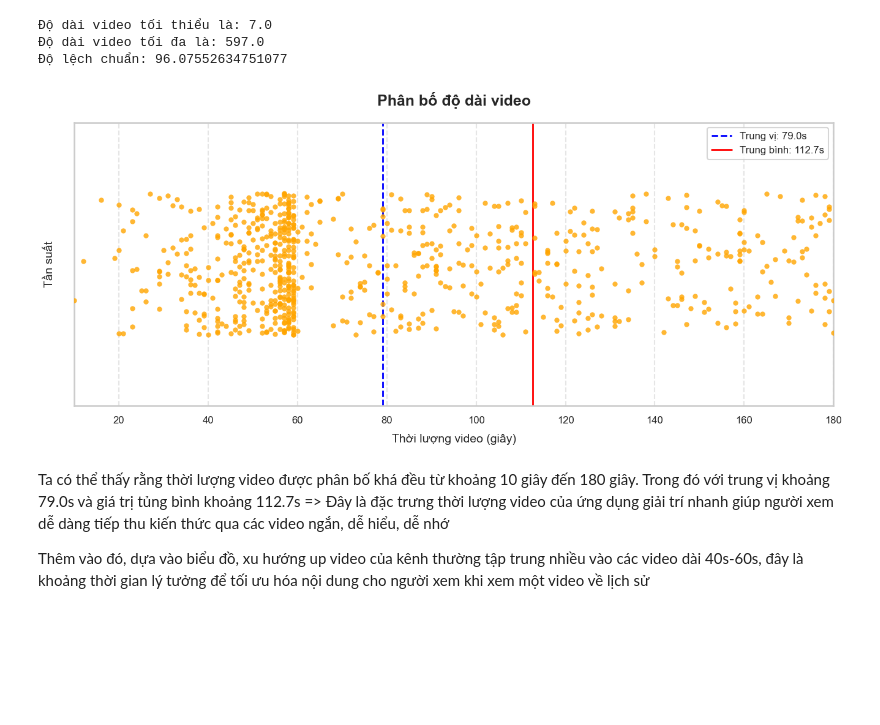
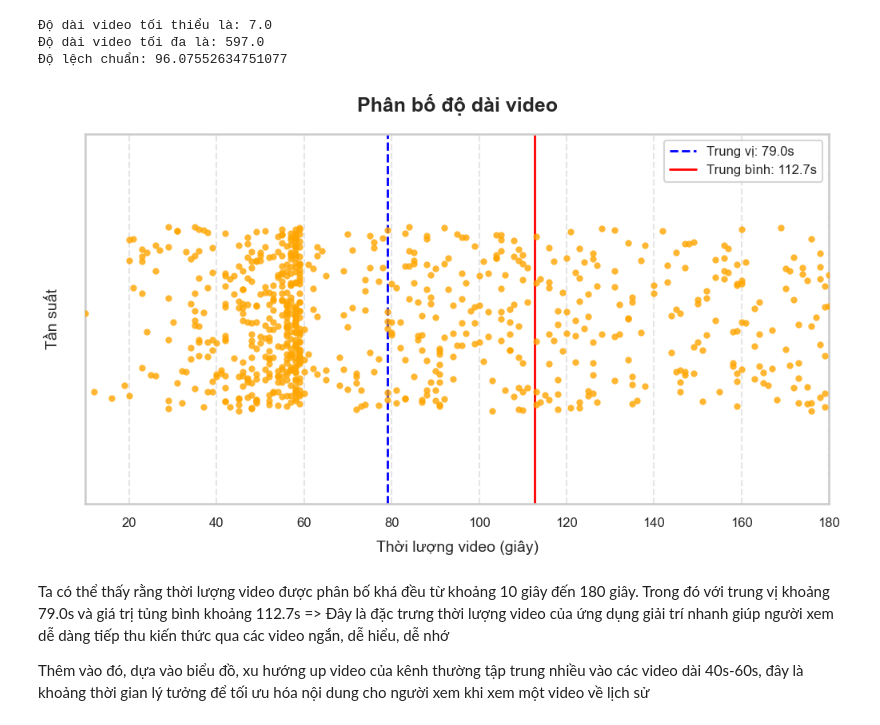
Before and after one commit to dattotien/Tiktok_profile, a Jupyter notebook: BTL.ipynb, the cells around one changed output. Drawn from its saved outputs; the diff is of its cells as text; code cells hidden in the pictures; blank space fills up the shorter version.

```diff
--- a/BTL.ipynb
+++ b/BTL.ipynb
@@ -171,13 +171,8 @@ read_df['videoMeta/subtitleLinks/0/tiktokLink'] = processed_column
 if not read_df['videoMeta/subtitleLinks/0/tiktokLink'].isna().all():
     read_df.drop(columns=['videoMeta/subtitleLinks/0/tiktokLink'], inplace=True)
 # %%
-if 'videoMeta/subtitleLinks/0/tiktokLink' in read_df.columns:  # Đảm bảo cột tồn tại
-    video_null_ratio = Null_Percentage['videoMeta/subtitleLinks/0/tiktokLink']  # Tỷ lệ NaN trong cột 'video'
-
-    # Điều kiện: Tỷ lệ NaN > 99% hoặc = 0%
-    if video_null_ratio > 0.99 or video_null_ratio == 0:
-        columns_to_drop = ['videoMeta/subtitleLinks/0/tiktokLink', 'videoMeta/subtitleLinks/0/tiktokLink_valid']
-        read_df = read_df.drop(columns=[col for col in columns_to_drop if col in read_df.columns])
+columns_to_drop = ['videoMeta/subtitleLinks/0/tiktokLink', 'videoMeta/subtitleLinks/0/tiktokLink_valid']
+read_df = read_df.drop(columns=[col for col in columns_to_drop if col in read_df.columns])
 # %%
 read_df.info()
 # %% [output]
@@ -542,38 +540,38 @@ print("Độ lệch chuẩn: " + str(float(Standard_deviation)))
 Độ dài video tối đa là: 597.0
 Độ lệch chuẩn: 96.07552634751077
 # %%
-plt.figure(figsize=(16, 6))
+plt.figure(figsize=(12, 6))
 sns.set_theme(style="whitegrid", context="talk")
 
 sns.stripplot(
     data=read_df,
     x="videoMeta/duration",
     color="orange",
     jitter=0.25,
     size=6,
     alpha=0.8
 )
 
 
 plt.axvline(Median, color='blue', linestyle='--', label=f'Trung vị: {Median:.1f}s', linewidth=2)
 plt.axvline(Mean, color='red', linestyle='-', label=f'Trung bình: {Mean:.1f}s', linewidth=2)
 
 plt.title("Phân bố độ dài video", fontsize=18, fontweight='bold', pad=20)
 plt.xlabel("Thời lượng video (giây)", fontsize=14, labelpad=10)
 plt.ylabel("Tần suất", fontsize=14, labelpad=10)
 
 plt.xticks(fontsize=12, rotation=0)
 plt.yticks(fontsize=12)
 plt.xlim(10, 180)
 
 # Chú thích
 plt.legend(fontsize=12, loc='upper right')
 
 # Thêm lưới nhẹ
 plt.grid(axis='x', linestyle='--', alpha=0.5)
 plt.show()
 # %% [output]
-[figure, old version]
+[figure, new version]
 # %% [markdown]
 Ta có thể thấy rằng thời lượng video được phân bố khá đều từ khoảng 10 giây đến 180 giây. Trong đó với trung vị khoảng 79.0s và giá trị tủng bình khoảng 112.7s
 => Đây là đặc trưng thời lượng video của ứng dụng giải trí nhanh giúp người xem dễ dàng tiếp thu kiến thức qua các video ngắn, dễ hiểu, dễ nhớ
```
Also changed, not shown: parts of 29 cells of this notebook.
